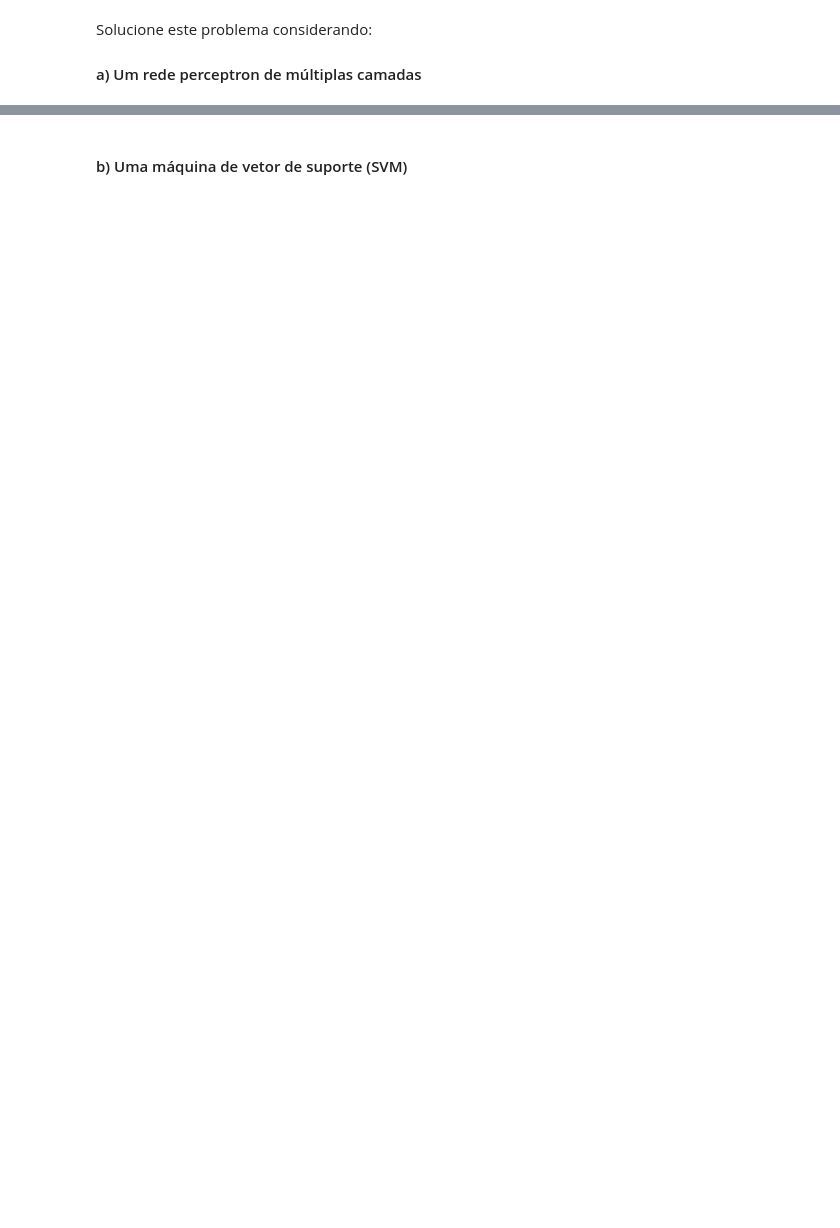
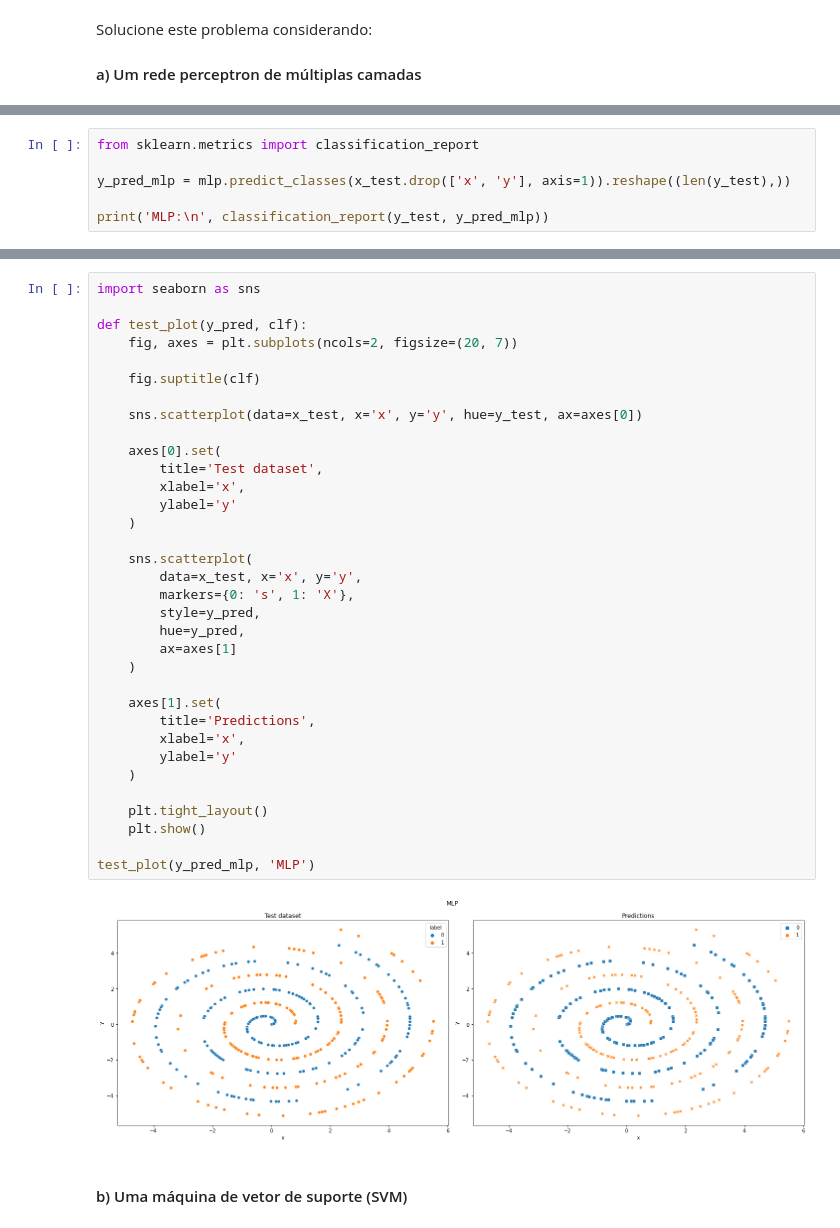
Before and after one commit to angelomarcelino/machine_learning, a Jupyter notebook: q3_espirals.ipynb, the cells around one changed output, grey strips where cells are left out. Saved outputs shown, nothing was run; the diff lists cells and outputs as text; blank space fills up the shorter version.

```diff
--- a/q3_espirals.ipynb
+++ b/q3_espirals.ipynb
@@ -34,0 +185,6 @@ Solucione este problema considerando:
+# %%
+from sklearn.metrics import classification_report
+
+y_pred_mlp = mlp.predict_classes(x_test.drop(['x', 'y'], axis=1)).reshape((len(y_test),))
+
+print('MLP:\n', classification_report(y_test, y_pred_mlp))
@@ -35,2 +201,38 @@ Solucione este problema considerando:
+# %%
+import seaborn as sns
+
+def test_plot(y_pred, clf):
+    fig, axes = plt.subplots(ncols=2, figsize=(20, 7))
+
+    fig.suptitle(clf)
+
+    sns.scatterplot(data=x_test, x='x', y='y', hue=y_test, ax=axes[0])
+
+    axes[0].set(
+        title='Test dataset',
+        xlabel='x',
+        ylabel='y'
+    )
+
+    sns.scatterplot(
+        data=x_test, x='x', y='y',
+        markers={0: 's', 1: 'X'},
+        style=y_pred,
+        hue=y_pred,
+        ax=axes[1]
+    )
+
+    axes[1].set(
+        title='Predictions',
+        xlabel='x',
+        ylabel='y'
+    )
+
+    plt.tight_layout()
+    plt.show()
+
+test_plot(y_pred_mlp, 'MLP')
+# %% [output]
+[figure, added]
 # %% [markdown]
 #### b) Uma máquina de vetor de suporte (SVM)
```
Also changed, not shown: parts of 17 cells of this notebook.
